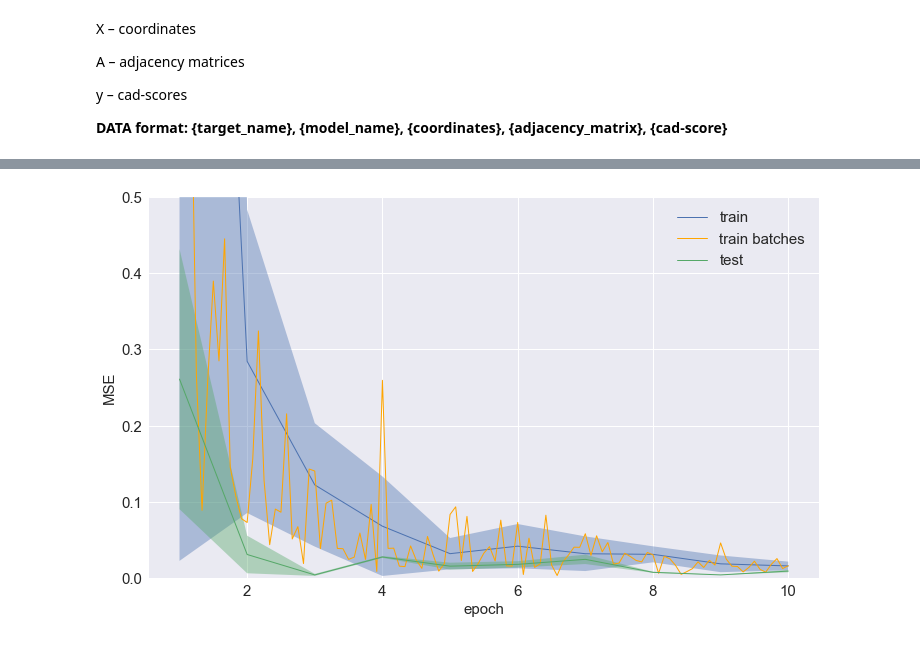
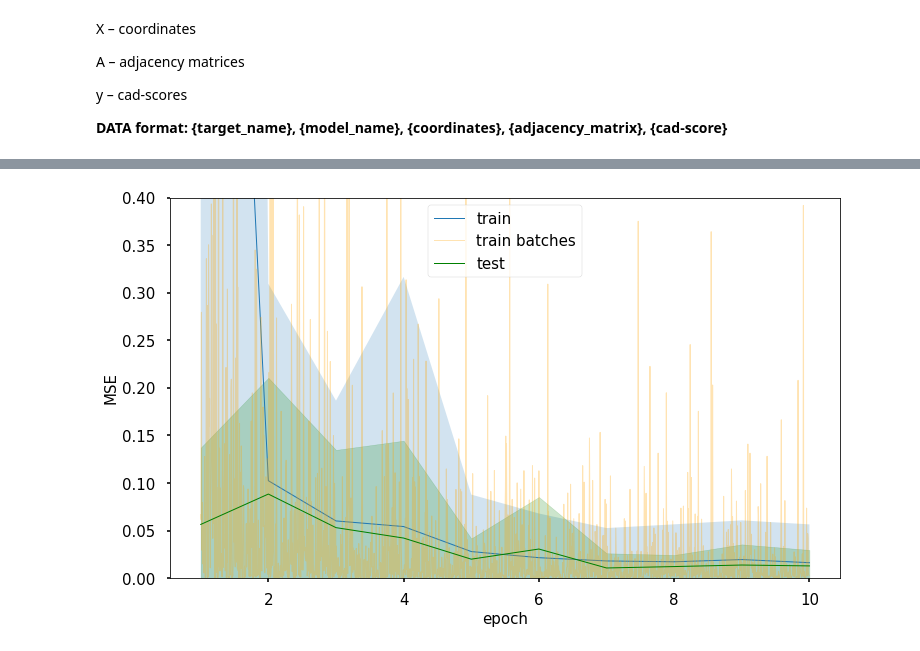
Before and after one commit to severilov/Graph-nets-for-CASP, a Jupyter notebook: code/2_Nets.ipynb, the cells around one changed output, grey strips where cells are left out. Cells and saved outputs as stored; diff of their text form; code cells hidden in the pictures.

```diff
--- a/code/2_Nets.ipynb
+++ b/code/2_Nets.ipynb
@@ -65,4 +65,4 @@ y – cad-scores
 
 **DATA format: {target_name}, {model_name}, {coordinates}, {adjacency_matrix}, {cad-score}**
 # %%
-DATA = np.load('./data.npy', allow_pickle=True)
+DATA = np.load('../../data/data.npy', allow_pickle=True)
@@ -342,8 +277,11 @@ for batch_idx, data in enumerate(train_loader):
 # %%
 print('\nInitialize model')
 print(model)
+
+wdecay = 1e-4
+lr = 0.005
 epochs = 10
-
+batch_size = 1
 
 optimizer = optim.Adam(
     filter(lambda p: p.requires_grad, model.parameters()),
@@ -362,7 +300,6 @@ def train(train_loader):
     n_samples = 0
     for batch_idx, data in enumerate(train_loader):
         optimizer.zero_grad()
-
         output = model(data[2:4])
         loss = loss_fn(output, data[4])
         loss.backward()
@@ -371,7 +308,7 @@ def train(train_loader):
         train_loss_ep.append(loss.item())
         n_samples += len(output)
 
-        if batch_idx%2==0:
+        if batch_idx%40==0:
             print('Train Epoch: {} [{}/{} ({:.0f}%)]\tLoss: {:.6f} (avg: {:.6f}) \tsec/iter: {:.4f}'.format(
                 epoch, n_samples, len(train_loader.dataset),
                 100. * (batch_idx + 1) / len(train_loader), loss.item(), sum(train_loss_ep) / n_samples, time_iter / (batch_idx + 1) ))
@@ -388,24 +325,14 @@ def test(test_loader):
         #for i in range(len(data)):
         #    data[i] = data[i].to(device)
 
-
         output = model(data[2:4])
         loss = loss_fn(output, data[4])
         test_loss_ep.append(loss.item())
         n_samples += len(output)
-        #pred = output.detach().cpu().max(1, keepdim=True)[1]
 
-        #correct += pred.eq(data[4].detach().cpu().view_as(pred)).sum().item()
 
     time_iter = time.time() - start
-
-    #test_loss /= n_samples
-
-    #acc = 100. * correct / n_samples
-    print('Test set (epoch {}): Mean loss: {:.4f}\n'.format(epoch,
-                                                                                          np.mean(test_loss_ep)
-                                                                                              #correct,
-                                                                                              ))
+    print('Test set (epoch {}): Mean loss: {:.4f}\n'.format(epoch, np.mean(test_loss_ep)))
     return test_loss_ep
 
 loss_fn = torch.nn.MSELoss()
@@ -488,31 +363,29 @@ array([ 0.08333333,  0.16666667,  0.25      ,  0.33333333,  0.41666667,
 # %%
 tr = np.array(mse_train_plot).flatten()
 
 plt.figure(figsize=(12, 7))
 axes = plt.gca()
-axes.set_ylim([0,0.5])
+axes.set_ylim([0,0.4])
 
-plt.plot((np.arange(10)+1), np.mean(mse_train_plot,1), lw=1, linestyle='-', label='train')
+plt.plot((np.arange(10)+1), np.mean(mse_train_plot,1), lw=1, linestyle='-', label='train', alpha=2)
 plt.fill_between((np.arange(10)+1), np.mean(mse_train_plot, 1)  + np.std(mse_train_plot, 1) ,
                  np.mean(mse_train_plot, 1) - np.std(mse_train_plot, 1),
-                 alpha = 0.4)
+                 alpha = 0.2)
 
 
-plt.plot(((np.arange(len(tr))+1)/12)[12:], tr[12:], lw=1, linestyle='-', label='train batches', color='orange')
+plt.plot((np.arange(len(tr))/190)[190:], tr[190:],
+         lw=1, linestyle='-', label='train batches', color='orange', alpha=0.3)
 
-#plt.plot(np.arange(25), np.mean(mse_test_plot,1), lw=1, linestyle='-', label='test')
-#plt.fill_between(np.arange(25), np.mean(mse_test_plot, 1)  + np.std(mse_test_plot, 1) ,
-#                 np.mean(mse_test_plot, 1) - np.std(mse_test_plot, 1),
-#                 alpha = 0.4 )
-
-plt.plot((np.arange(10)+1), np.mean(mse_test_plot,1), lw=1, linestyle='-', label='test')
+plt.plot((np.arange(10)+1), np.mean(mse_test_plot,1), lw=1, linestyle='-', label='test', color='green')
 plt.fill_between((np.arange(10)+1), np.mean(mse_test_plot, 1)  + np.std(mse_test_plot, 1) ,
-                 np.mean(mse_test_plot, 1) - np.std(mse_test_plot, 1),
-                 alpha = 0.4 )
+                 np.mean(mse_test_plot, 1) - np.std(mse_test_plot, 1), color='green',
+                 alpha = 0.2)
 
 plt.xlabel('epoch')
 plt.ylabel('MSE')
 plt.legend(loc="best", prop={'size': 15})
+
+plt.savefig('./training.pdf')
 plt.show()
 # %% [output]
-[figure, old version]
+[figure, new version]
```
Also changed, not shown: parts of 33 cells of this notebook, 12 other files.
